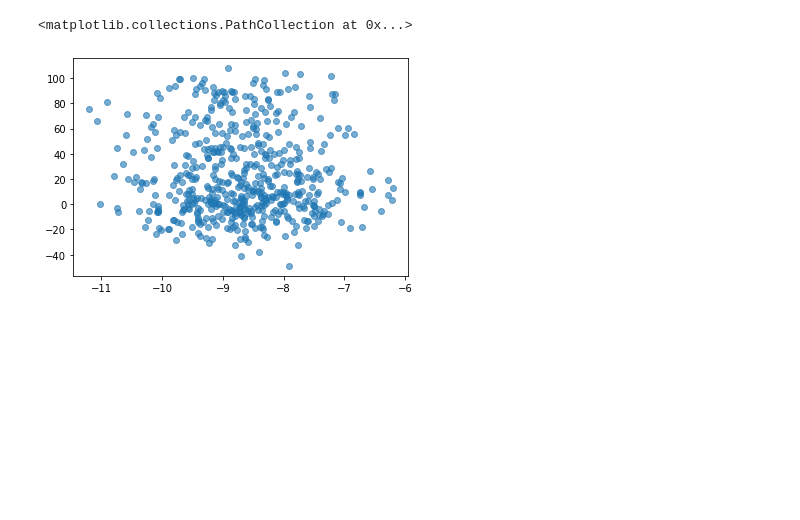
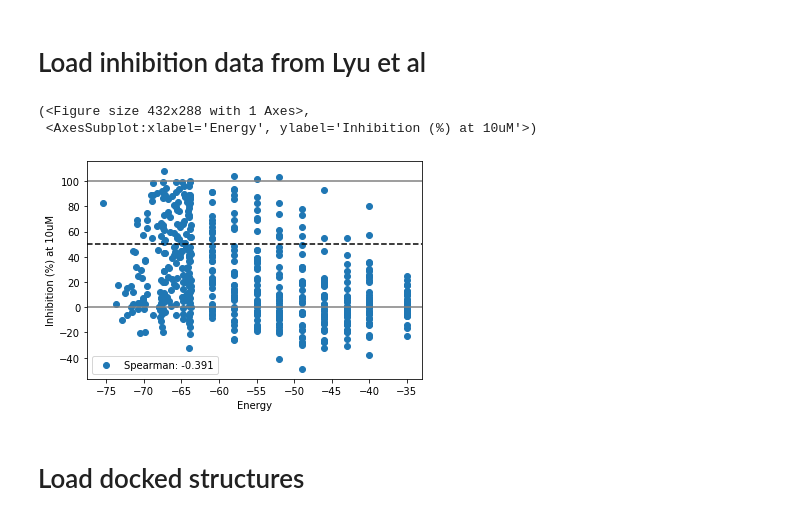
Before and after one commit to ljmartin/d4-rescore, a Jupyter notebook: 3-rescore_docked_mols.ipynb, the cells around one changed output. Cells and saved outputs as stored; diff of their text form; code cells hidden in the pictures; blank space fills up the shorter version.

Commit message:
figures

```diff
--- a/3-rescore_docked_mols.ipynb
+++ b/3-rescore_docked_mols.ipynb
@@ -168,5 +1,50 @@ merged = srtd.merge(small_df)
-# %%
-plt.scatter(merged['scores'], merged['inhib'],alpha=0.6)
-# %% [output]
-<matplotlib.collections.PathCollection at 0x...>
-[figure, removed]
+# %%
+from rdkit import Chem
+from rdkit.Chem import Draw, AllChem
+
+
+import pandas as pd
+import numpy as np
+import matplotlib.pyplot as plt
+from scipy.stats import spearmanr, pearsonr
+
+import os
+from tqdm.notebook import tqdm
+import py3Dmol
+
+import oddt
+from oddt.scoring.functions.PLECscore import PLECscore
+from oddt.scoring.functions import RFScore
+from oddt.scoring.functions import NNScore
+
+def plot_scores(x, y):
+    fig, ax = plt.subplots()
+    ax.scatter(x, y, label=f'Spearman: { np.around(spearmanr(x,y)[0],3)}')
+    ax.axhline(50, c='k', linestyle='--')
+    ax.axhline(0, c='gray', linestyle='-')
+    ax.axhline(100, c='gray', linestyle='-')
+    ax.set_xlabel(x.name)
+    ax.set_ylabel(y.name)
+    ax.legend()
+    return fig, ax
+
+def viewProt(mol, view=None):
+    if view is None:
+        view = py3Dmol.view()
+    view.addModel(Chem.MolToMolBlock(mol), "sdf")
+    view.addStyle({"model": 0}, {"stick": {"colorscheme": "orangeCarbon"}})
+    view.zoomTo()
+    return view
+# %% [markdown]
+# Load inhibition data from Lyu et al
+# %%
+df = pd.read_csv('./data/41586_2019_917_MOESM4_ESM.csv',).iloc[:-4]
+df['Inhibition (%) at 10uM'] = df['Inhibition (%) at 10uM'].astype(float)
+
+plot_scores(df['Energy'], df['Inhibition (%) at 10uM'])
+# %% [output]
+(<Figure size 432x288 with 1 Axes>,
+ <AxesSubplot:xlabel='Energy', ylabel='Inhibition (%) at 10uM'>)
+[figure, added]
+# %% [markdown]
+# Load docked structures
```
Also changed, not shown: parts of 35 cells of this notebook, 5 other files.
